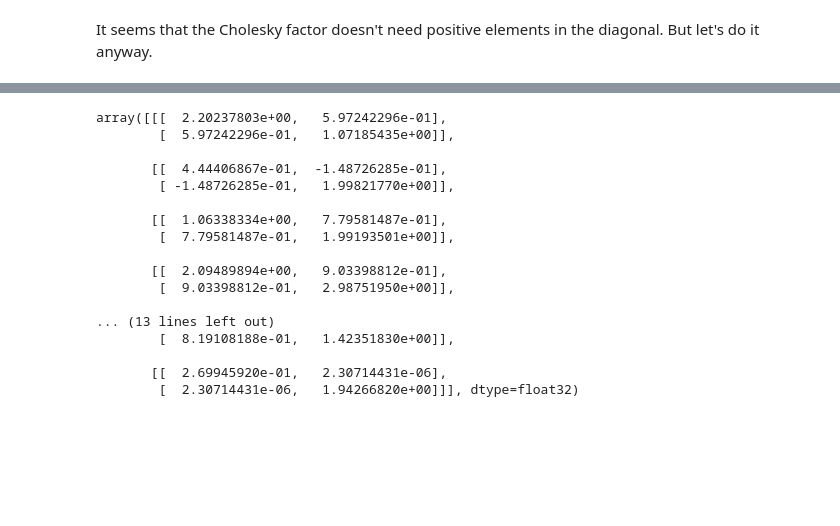
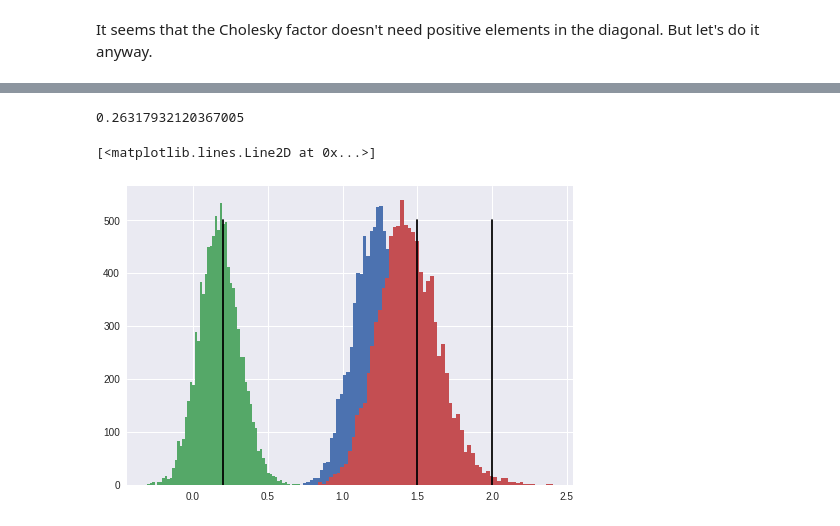
Before and after one commit to deoxyribose/auml, a Jupyter notebook: edward-gmm-bo/normal_ed-Copy4.ipynb, the cells around one changed output, grey strips where cells are left out. Saved outputs shown, nothing was run; the diff lists cells and outputs as text; code cells hidden in the pictures; blank space fills up the shorter version.

```diff
--- a/edward-gmm-bo/normal_ed-Copy4.ipynb
+++ b/edward-gmm-bo/normal_ed-Copy4.ipynb
@@ -124,20 +124,16 @@ array([[ 1.30114889,  0.44875887],
-# %%
-qsigma.sample(10).eval()
-# %% [output]
-array([[[  2.20237803e+00,   5.97242296e-01],
-        [  5.97242296e-01,   1.07185435e+00]],
-
-       [[  4.44406867e-01,  -1.48726285e-01],
-        [ -1.48726285e-01,   1.99821770e+00]],
-
-       [[  1.06338334e+00,   7.79581487e-01],
-        [  7.79581487e-01,   1.99193501e+00]],
-
-       [[  2.09489894e+00,   9.03398812e-01],
-        [  9.03398812e-01,   2.98751950e+00]],
-
-... (13 lines left out)
-        [  8.19108188e-01,   1.42351830e+00]],
-
-       [[  2.69945920e-01,   2.30714431e-06],
-        [  2.30714431e-06,   1.94266820e+00]]], dtype=float32)
+# %%
+np.linalg.norm(cov-qsigma.mode().eval())/np.linalg.norm(cov)
+# %% [output]
+0.26317932120367005
+# %%
+covmats = qsigma.sample(10000).eval()
+# %%
+plt.hist(covmats[:,0,0],'auto');
+plt.hist(covmats[:,1,0],'auto');
+plt.hist(covmats[:,1,1],'auto');
+plt.plot((cov[0,0], cov[0,0]), (0, 500), 'k-')
+plt.plot((cov[1,0], cov[1,0]), (0, 500), 'k-')
+plt.plot((cov[1,1], cov[1,1]), (0, 500), 'k-')
+# %% [output]
+[<matplotlib.lines.Line2D at 0x...>]
+[figure, added]
```
Also changed, not shown: parts of 9 cells of this notebook.
